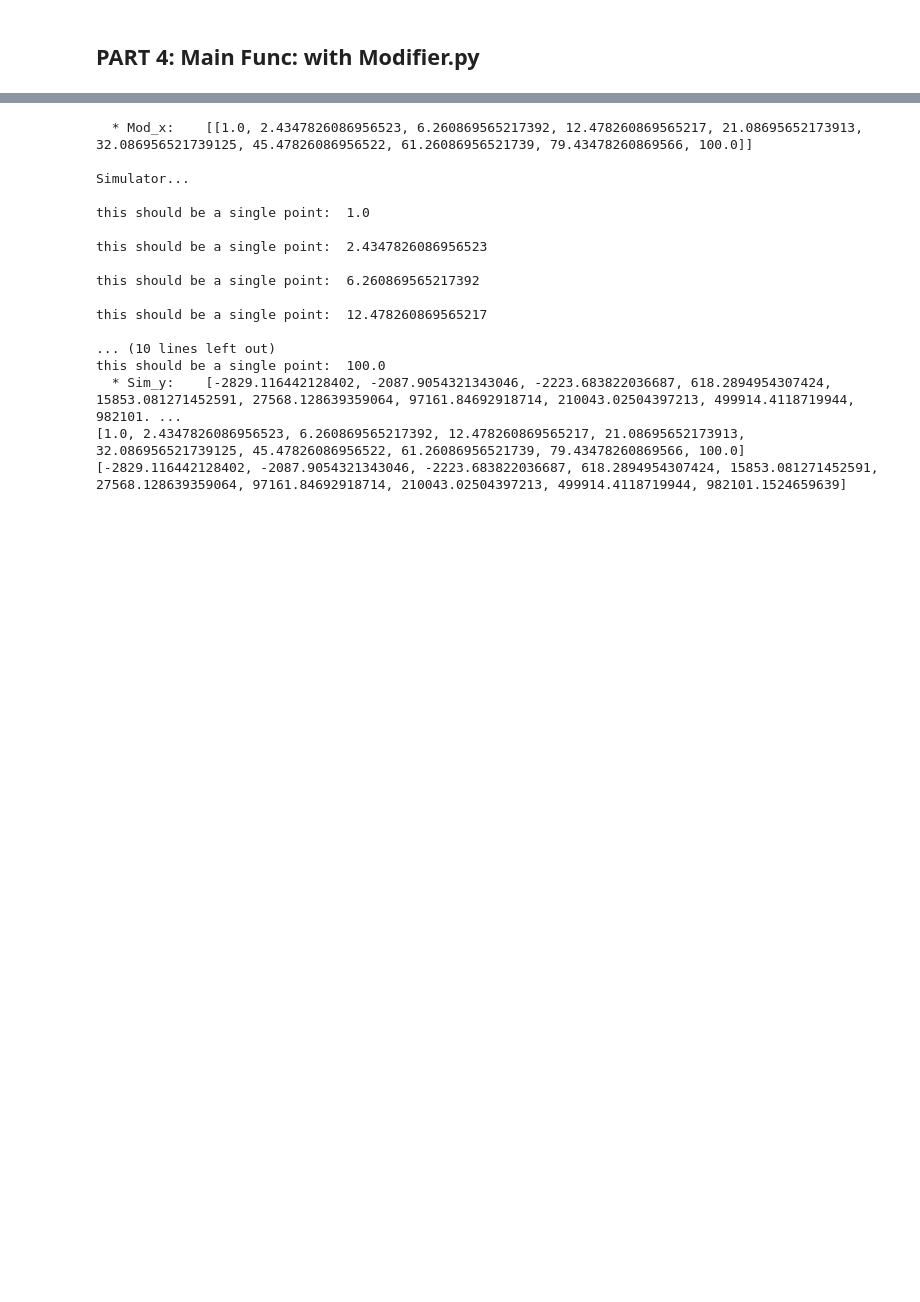
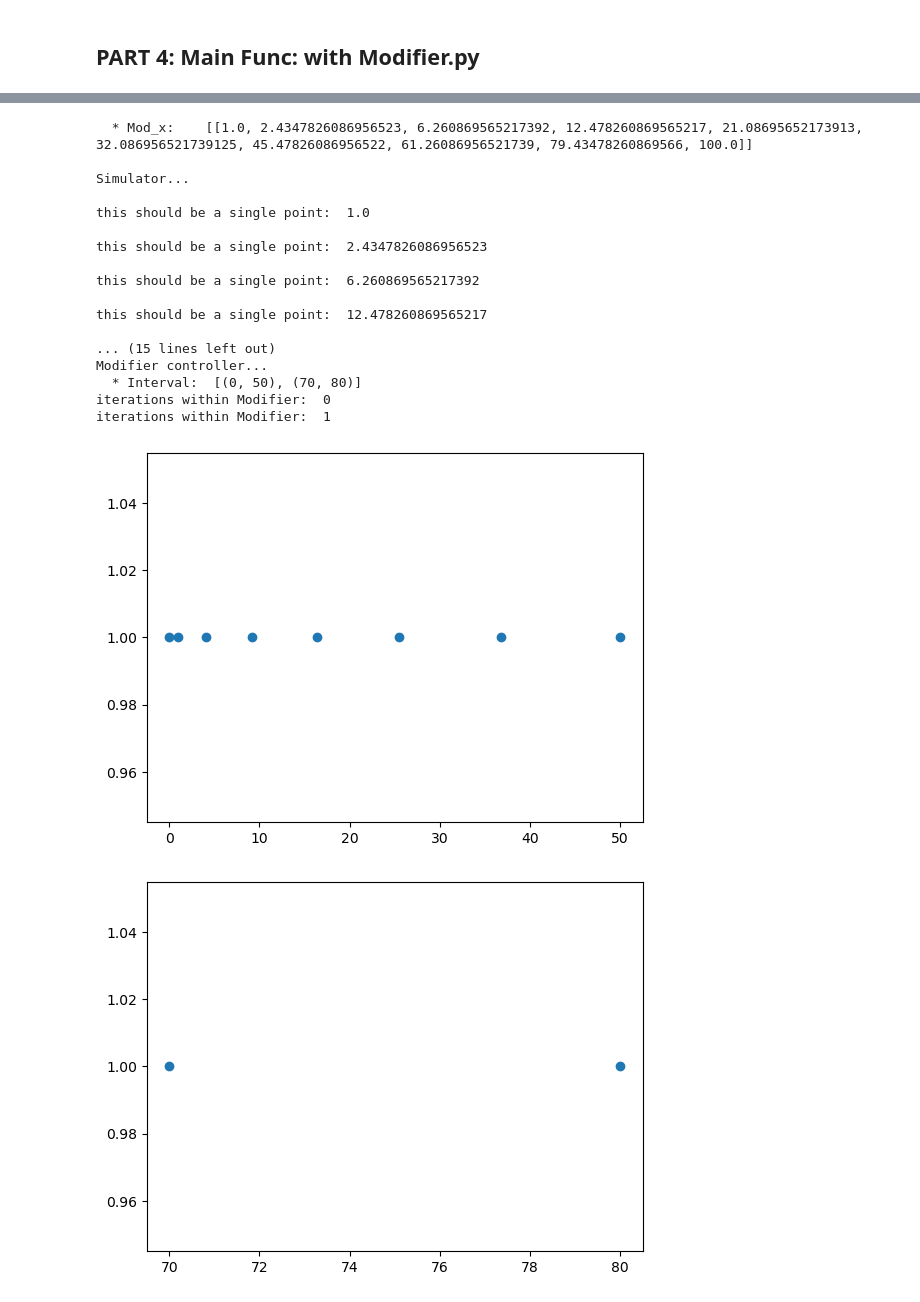
Before and after one commit to SiLab-group/SimEx, a Jupyter notebook: SimEX_v4.ipynb, the cells around one changed output, grey strips where cells are left out. Drawn from its saved outputs; the diff is of its cells as text; code cells hidden in the pictures; blank space fills up the shorter version.

```diff
--- a/SimEX_v4.ipynb
+++ b/SimEX_v4.ipynb
@@ -256,7 +162,8 @@ while mainfunc==True:
     # Get ranges of unfit points ( IF ANY )
 
     # Run Validator functions
-    ranges = validate.get_unfitting_ranges(mod_x_list=mod_x,sim_y_list=sim_y_list,threshold=0.9)
+    # TODO fix error in Validator function
+    # ranges = validate.get_unfitting_ranges(mod_x_list=mod_x,sim_y_list=sim_y_list,threshold=0.9)
     # print('these are the ranges of validator\n',ranges)
 
     ## TODO: Replace for loops with Validator functions that return ranges [(),(),()] format
@@ -269,35 +176,37 @@ while mainfunc==True:
     x=x+1
     if mod_x_list == False or not ranges:
         mainfunc=False
         print('The END')
     interval_lists = ranges
 
 
 # TODO:
 # Validator needs to work as a loop within itseft that accepts 3 different sets of points
 # understand curve fitting
 # Fix ranges
 # %% [output]
 {'domain_min_range': 1, 'domain_max_range': 100, 'modifier_incremental_unit': 3, 'modifier_data_point': 10}
 
 Modifier controller...
   * Interval:  [(1, 100)]
 iterations within Modifier:  0
 [figure]
   * Mod_x:    [[1.0, 2.4347826086956523, 6.260869565217392, 12.478260869565217, 21.08695652173913, 32.086956521739125, 45.47826086956522, 61.26086956521739, 79.43478260869566, 100.0]]
 
 Simulator...
 
 this should be a single point:  1.0
 
 this should be a single point:  2.4347826086956523
 
 this should be a single point:  6.260869565217392
 
 this should be a single point:  12.478260869565217
 
-... (10 lines left out)
-this should be a single point:  100.0
-  * Sim_y:    [-2829.116442128402, -2087.9054321343046, -2223.683822036687, 618.2894954307424, 15853.081271452591, 27568.128639359064, 97161.84692918714, 210043.02504397213, 499914.4118719944, 982101. ...
-[1.0, 2.4347826086956523, 6.260869565217392, 12.478260869565217, 21.08695652173913, 32.086956521739125, 45.47826086956522, 61.26086956521739, 79.43478260869566, 100.0]
-[-2829.116442128402, -2087.9054321343046, -2223.683822036687, 618.2894954307424, 15853.081271452591, 27568.128639359064, 97161.84692918714, 210043.02504397213, 499914.4118719944, 982101.1524659639]
+... (15 lines left out)
+Modifier controller...
+  * Interval:  [(0, 50), (70, 80)]
+iterations within Modifier:  0
+iterations within Modifier:  1
+[figure, added]
+[figure, added]
```
Also changed, not shown: parts of 6 cells of this notebook.
